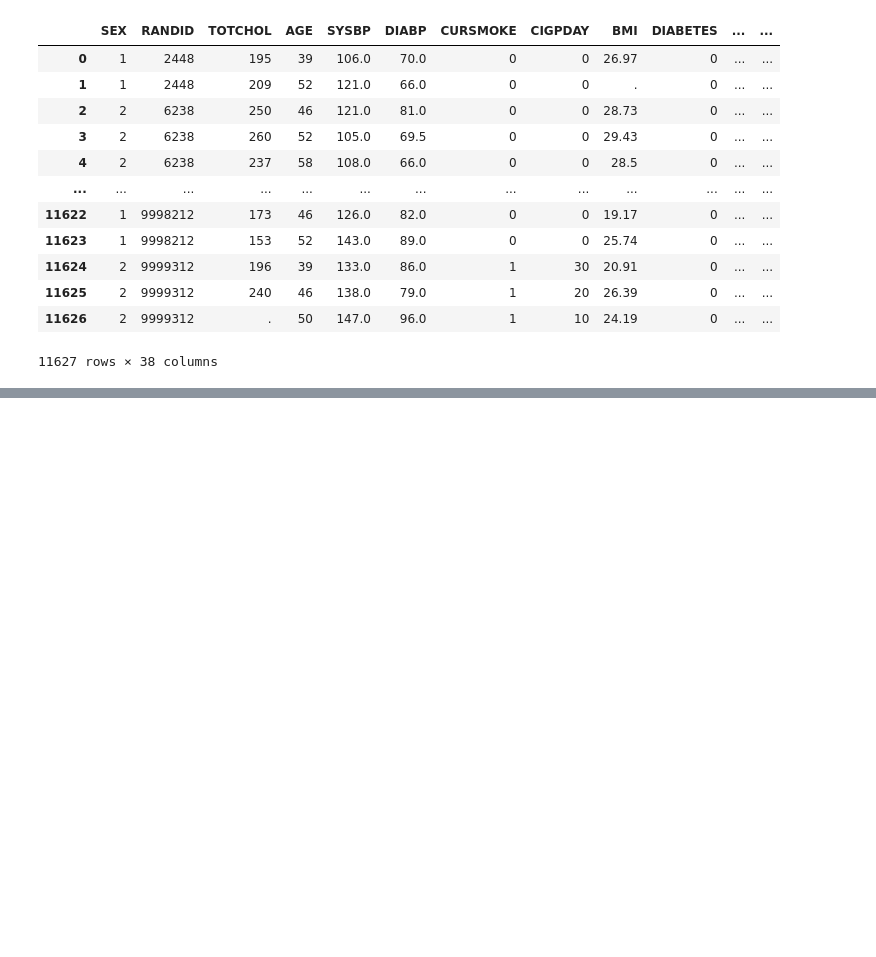
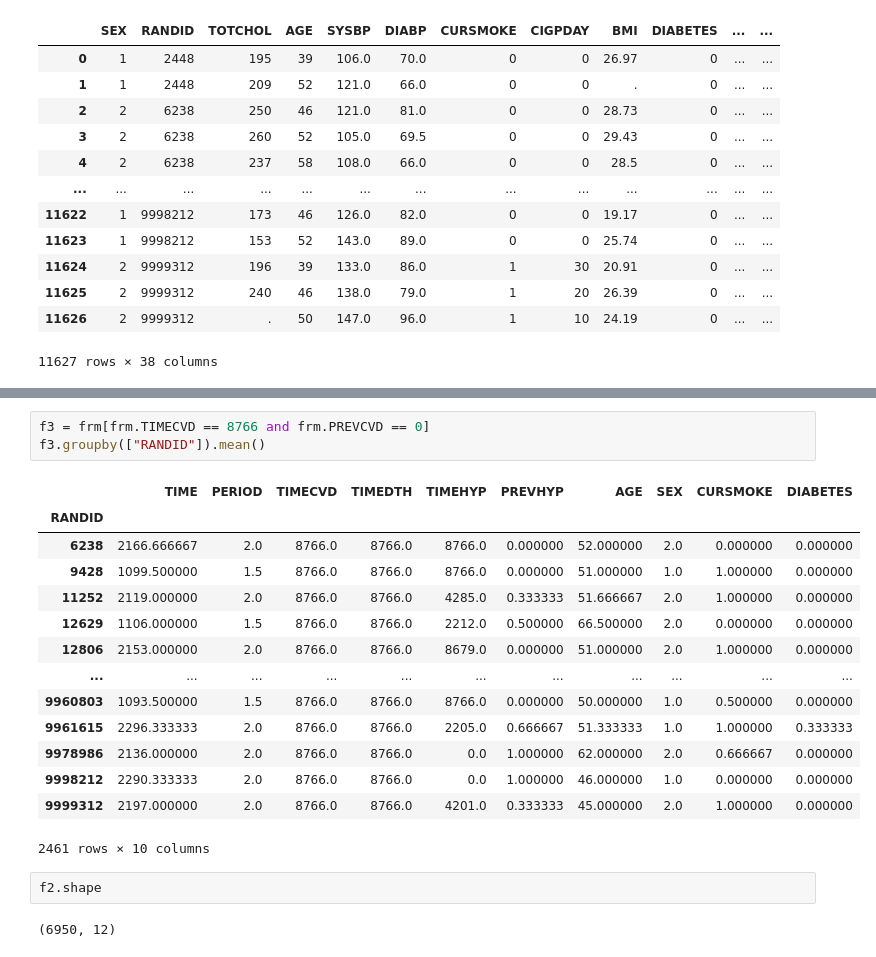
Before and after one commit to krashr-ds/framingham-ms, a Jupyter notebook: FraminghamReshaping.ipynb, the cells around one changed output, grey strips where cells are left out. Cells and saved outputs as stored; diff of their text form; blank space fills up the shorter version.

```diff
--- a/FraminghamReshaping.ipynb
+++ b/FraminghamReshaping.ipynb
@@ -29,0 +104,22 @@ framingham
+# %%
+f3 = frm[frm.TIMECVD == 8766 and frm.PREVCVD == 0]
+f3.groupby(["RANDID"]).mean()
+# %% [output]
+|  | TIME | PERIOD | TIMECVD | TIMEDTH | TIMEHYP | PREVHYP | AGE | SEX | CURSMOKE | DIABETES |
+| RANDID |  |  |  |  |  |  |  |  |  |  |
+| 6238 | 2166.666667 | 2.0 | 8766.0 | 8766.0 | 8766.0 | 0.000000 | 52.000000 | 2.0 | 0.000000 | 0.000000 |
+| 9428 | 1099.500000 | 1.5 | 8766.0 | 8766.0 | 8766.0 | 0.000000 | 51.000000 | 1.0 | 1.000000 | 0.000000 |
+| 11252 | 2119.000000 | 2.0 | 8766.0 | 8766.0 | 4285.0 | 0.333333 | 51.666667 | 2.0 | 1.000000 | 0.000000 |
+| 12629 | 1106.000000 | 1.5 | 8766.0 | 8766.0 | 2212.0 | 0.500000 | 66.500000 | 2.0 | 0.000000 | 0.000000 |
+| 12806 | 2153.000000 | 2.0 | 8766.0 | 8766.0 | 8679.0 | 0.000000 | 51.000000 | 2.0 | 1.000000 | 0.000000 |
+| ... | ... | ... | ... | ... | ... | ... | ... | ... | ... | ... |
+| 9960803 | 1093.500000 | 1.5 | 8766.0 | 8766.0 | 8766.0 | 0.000000 | 50.000000 | 1.0 | 0.500000 | 0.000000 |
+| 9961615 | 2296.333333 | 2.0 | 8766.0 | 8766.0 | 2205.0 | 0.666667 | 51.333333 | 1.0 | 1.000000 | 0.333333 |
+| 9978986 | 2136.000000 | 2.0 | 8766.0 | 8766.0 | 0.0 | 1.000000 | 62.000000 | 2.0 | 0.666667 | 0.000000 |
+| 9998212 | 2290.333333 | 2.0 | 8766.0 | 8766.0 | 0.0 | 1.000000 | 46.000000 | 1.0 | 0.000000 | 0.000000 |
+| 9999312 | 2197.000000 | 2.0 | 8766.0 | 8766.0 | 4201.0 | 0.333333 | 45.000000 | 2.0 | 1.000000 | 0.000000 |
+2461 rows × 10 columns
+# %%
+f2.shape
+# %% [output]
+(6950, 12)
```
Also changed, not shown: parts of 4 cells of this notebook.
